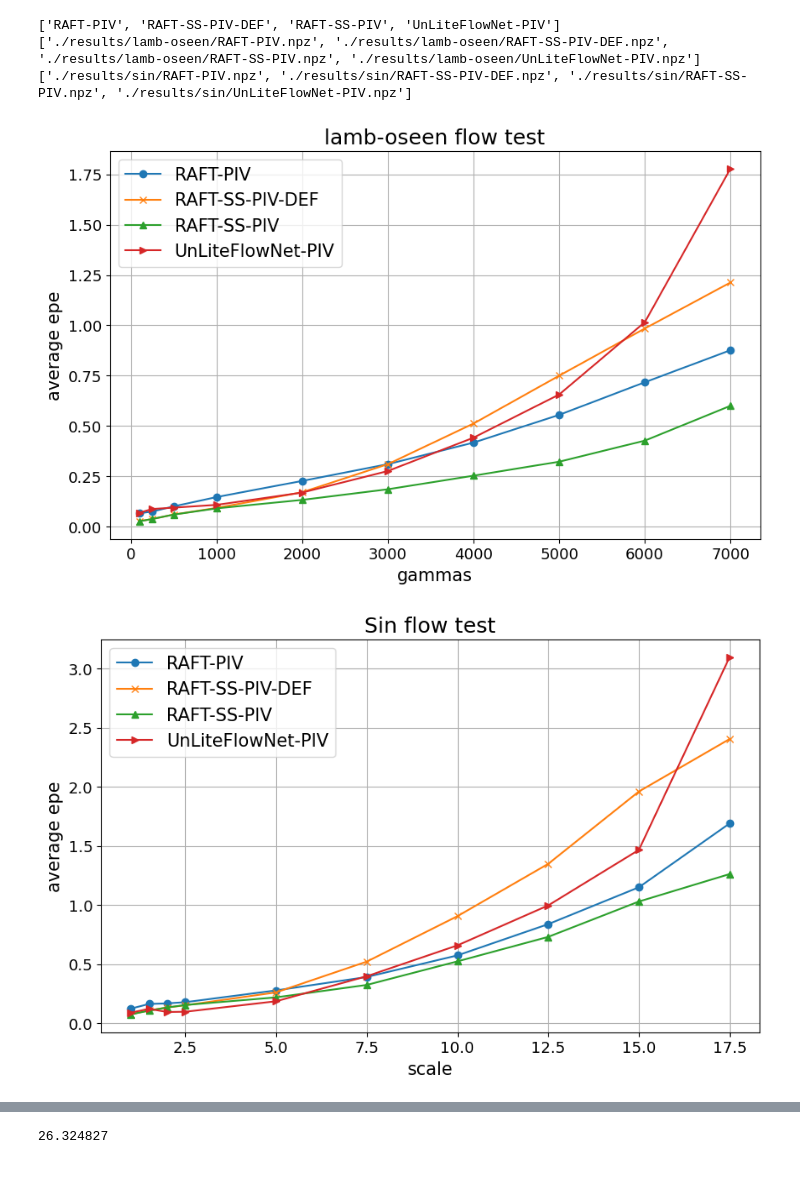
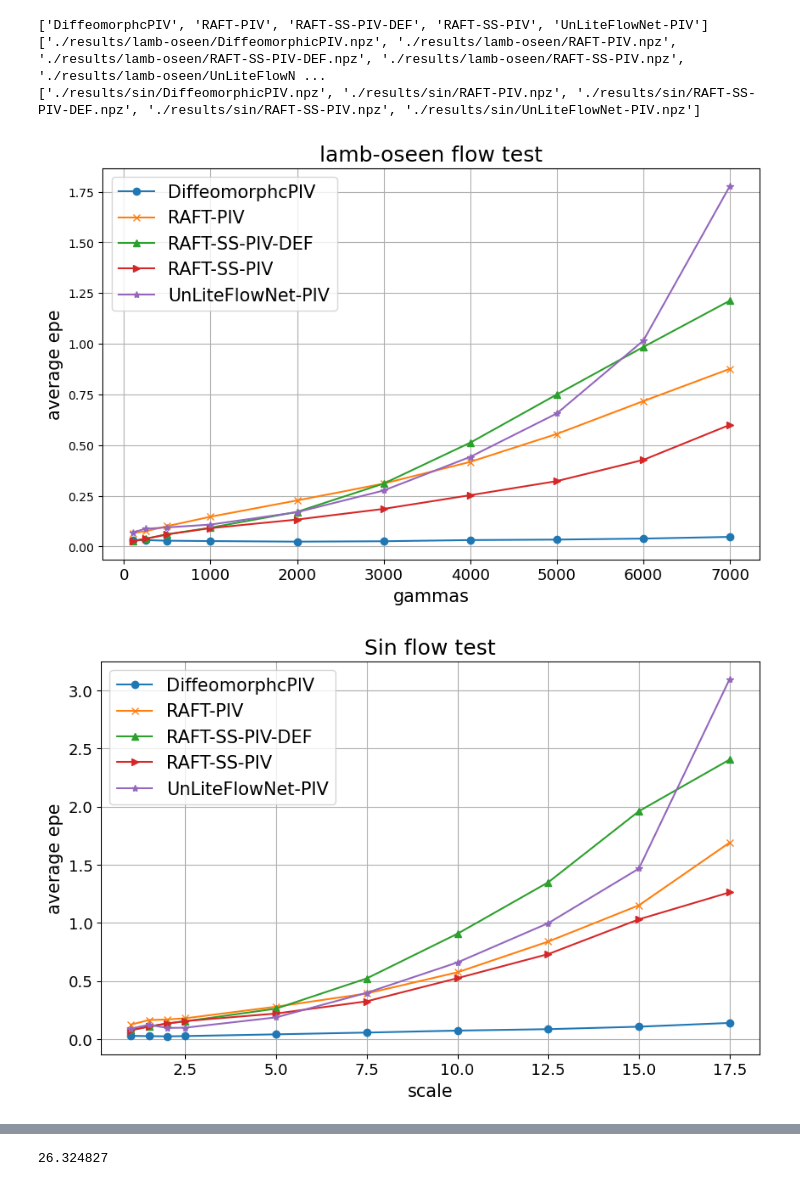
Before and after one commit to ShampooDeng/RAFT-SS-PIV-DEV, a Jupyter notebook: plotResult.ipynb, the cells around one changed output, grey strips where cells are left out. Drawn from its saved outputs; the diff is of its cells as text; code cells hidden in the pictures.

Commit message:
add DiffeomorphicPIV as a new test scheme

```diff
--- a/plotResult.ipynb
+++ b/plotResult.ipynb
@@ -7,7 +7,7 @@ from glob import glob
 prefix = './results/'
 cases = ['lamb-oseen', 'sin']
 # models = ['RAFT-PIV','RAFT-SS-PIV','UnLiteFlowNet-PIV']
-models = ['RAFT-PIV','RAFT-SS-PIV-DEF','RAFT-SS-PIV','UnLiteFlowNet-PIV']
+models = ['DiffeomorphcPIV','RAFT-PIV','RAFT-SS-PIV-DEF','RAFT-SS-PIV','UnLiteFlowNet-PIV']
 # models.sort()
 
 path2oseen = glob(prefix+cases[0]+'/*')
@@ -19,9 +19,9 @@ print(models)
 print(path2oseen)
 print(path2sin)
 # %% [output]
-['RAFT-PIV', 'RAFT-SS-PIV-DEF', 'RAFT-SS-PIV', 'UnLiteFlowNet-PIV']
-['./results/lamb-oseen/RAFT-PIV.npz', './results/lamb-oseen/RAFT-SS-PIV-DEF.npz', './results/lamb-oseen/RAFT-SS-PIV.npz', './results/lamb-oseen/UnLiteFlowNet-PIV.npz']
-['./results/sin/RAFT-PIV.npz', './results/sin/RAFT-SS-PIV-DEF.npz', './results/sin/RAFT-SS-PIV.npz', './results/sin/UnLiteFlowNet-PIV.npz']
+['DiffeomorphcPIV', 'RAFT-PIV', 'RAFT-SS-PIV-DEF', 'RAFT-SS-PIV', 'UnLiteFlowNet-PIV']
+['./results/lamb-oseen/DiffeomorphicPIV.npz', './results/lamb-oseen/RAFT-PIV.npz', './results/lamb-oseen/RAFT-SS-PIV-DEF.npz', './results/lamb-oseen/RAFT-SS-PIV.npz', './results/lamb-oseen/UnLiteFlowN ...
+['./results/sin/DiffeomorphicPIV.npz', './results/sin/RAFT-PIV.npz', './results/sin/RAFT-SS-PIV-DEF.npz', './results/sin/RAFT-SS-PIV.npz', './results/sin/UnLiteFlowNet-PIV.npz']
 # %%
 def readNPZ(path):
     data = np.load(path)
@@ -41,7 +41,7 @@ for i in range(len(path2sin)):
 # %%
 # lamb-oseen flow
 gammas = [1e2 ,2.5e2 ,5e2 ,1e3 , 2e3, 3e3, 4e3, 5e3, 6e3, 7e3]
-marks = ['o','x','^','>']
+marks = ['o','x','^','>','*']
 
 plt.rc('figure',figsize=(10,6))
 plt.rc('legend',fontsize=15)
@@ -57,28 +57,28 @@ plt.legend()
 plt.grid()
 plt.show()
 # %% [output]
-[figure, old version]
+[figure, new version]
 # %%
 # sin flow
 scale = [1., 1.5, 2., 2.5, 5.0, 7.5, 10., 12.5, 15, 17.5]
-marks = ['o','x','^','>']
+marks = ['o','x','^','>','*']
 
 plt.rc('figure',figsize=(10,6))
 plt.rc('legend',fontsize=15)
 plt.rc('axes',labelsize=15)
 plt.rc('xtick',labelsize=13)
 plt.rc('ytick',labelsize=13)
 for i in range(len(models)):
     plt.plot(scale,sinDict[models[i]], label=models[i], marker=marks[i])
 
 plt.legend()
 plt.grid()
 plt.title('Sin flow test',fontsize=18)
 plt.xlabel('scale')
 plt.ylabel('average epe')
 plt.show()
 # %% [output]
-[figure, old version]
+[figure, new version]
 # %%
 cmax = 0
 
```
Also changed, not shown: parts of 2 cells of this notebook, 3 other files.
